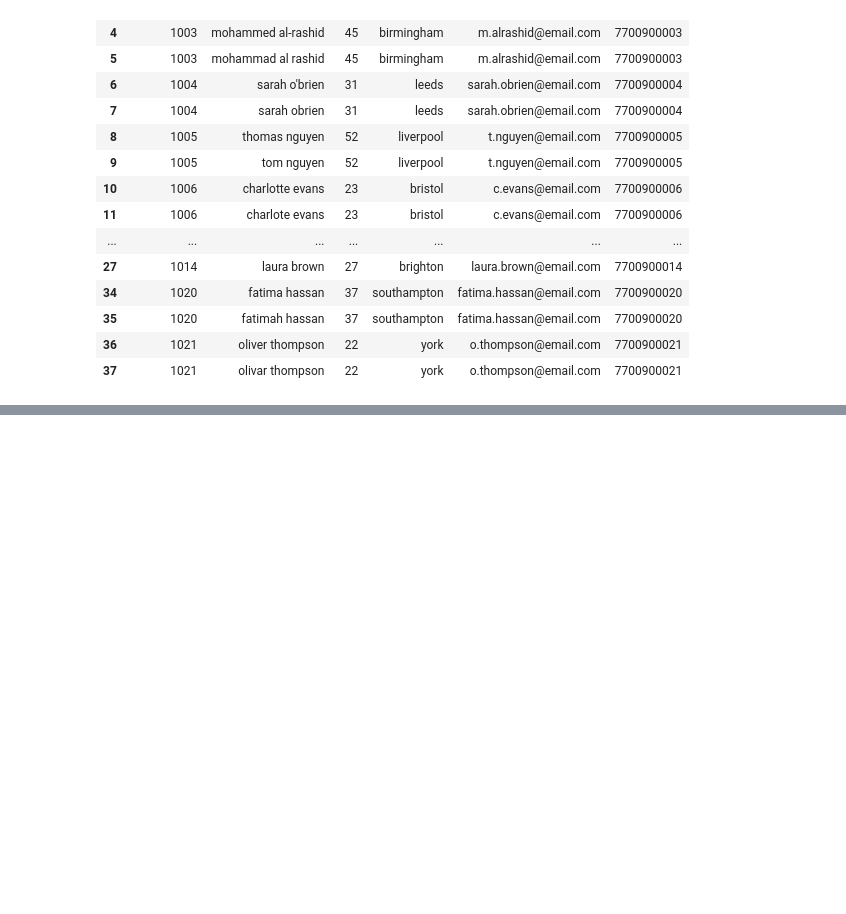
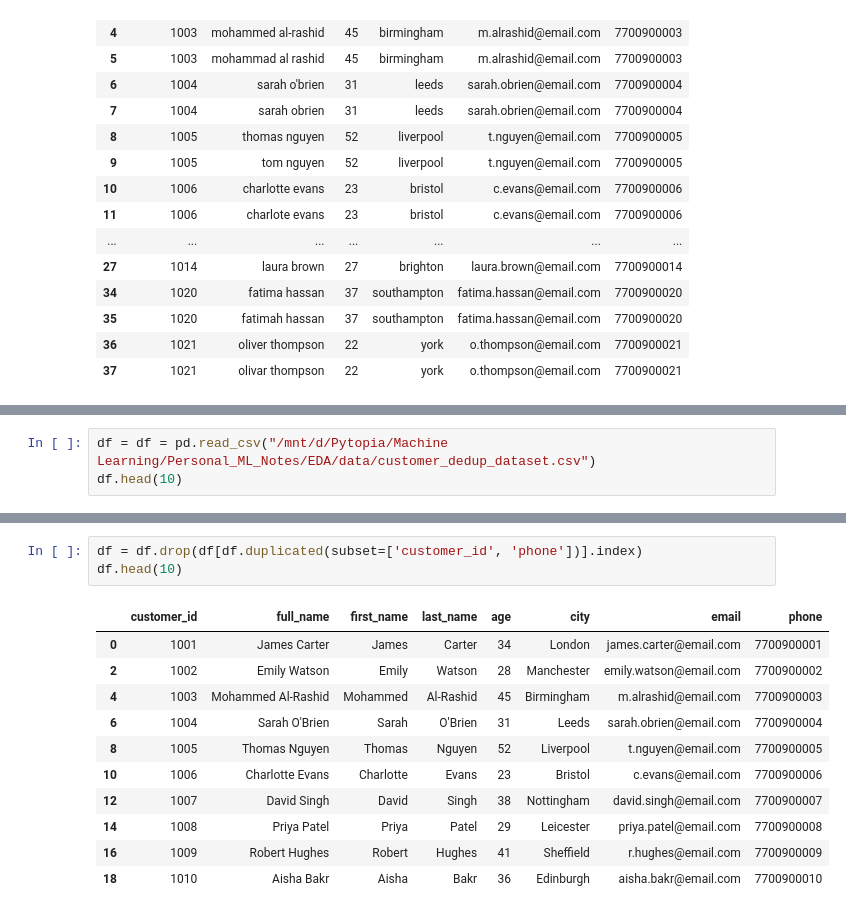
Before and after one commit to Erfan-Taherirani/Personal_ML_Notes, a Jupyter notebook: EDA/de_duplication_task.ipynb, the cells around one changed output, grey strips where cells are left out. Cells and saved outputs as stored; diff of their text form; blank space fills up the shorter version.

```diff
--- a/EDA/de_duplication_task.ipynb
+++ b/EDA/de_duplication_task.ipynb
@@ -186,0 +189,3 @@ It's better to analyze them using fuzzy duplicate techniques:
+# %%
+df = df = pd.read_csv("/mnt/d/Pytopia/Machine Learning/Personal_ML_Notes/EDA/data/customer_dedup_dataset.csv")
+df.head(10)
@@ -186,0 +206,15 @@ It's better to analyze them using fuzzy duplicate techniques:
+# %%
+df = df.drop(df[df.duplicated(subset=['customer_id', 'phone'])].index)
+df.head(10)
+# %% [output]
+|  | customer_id | full_name | first_name | last_name | age | city | email | phone |
+| 0 | 1001 | James Carter | James | Carter | 34 | London | james.carter@email.com | 7700900001 |
+| 2 | 1002 | Emily Watson | Emily | Watson | 28 | Manchester | emily.watson@email.com | 7700900002 |
+| 4 | 1003 | Mohammed Al-Rashid | Mohammed | Al-Rashid | 45 | Birmingham | m.alrashid@email.com | 7700900003 |
+| 6 | 1004 | Sarah O'Brien | Sarah | O'Brien | 31 | Leeds | sarah.obrien@email.com | 7700900004 |
+| 8 | 1005 | Thomas Nguyen | Thomas | Nguyen | 52 | Liverpool | t.nguyen@email.com | 7700900005 |
+| 10 | 1006 | Charlotte Evans | Charlotte | Evans | 23 | Bristol | c.evans@email.com | 7700900006 |
+| 12 | 1007 | David Singh | David | Singh | 38 | Nottingham | david.singh@email.com | 7700900007 |
+| 14 | 1008 | Priya Patel | Priya | Patel | 29 | Leicester | priya.patel@email.com | 7700900008 |
+| 16 | 1009 | Robert Hughes | Robert | Hughes | 41 | Sheffield | r.hughes@email.com | 7700900009 |
+| 18 | 1010 | Aisha Bakr | Aisha | Bakr | 36 | Edinburgh | aisha.bakr@email.com | 7700900010 |
```
Also changed, not shown: parts of 20 cells of this notebook, 4 other files.
